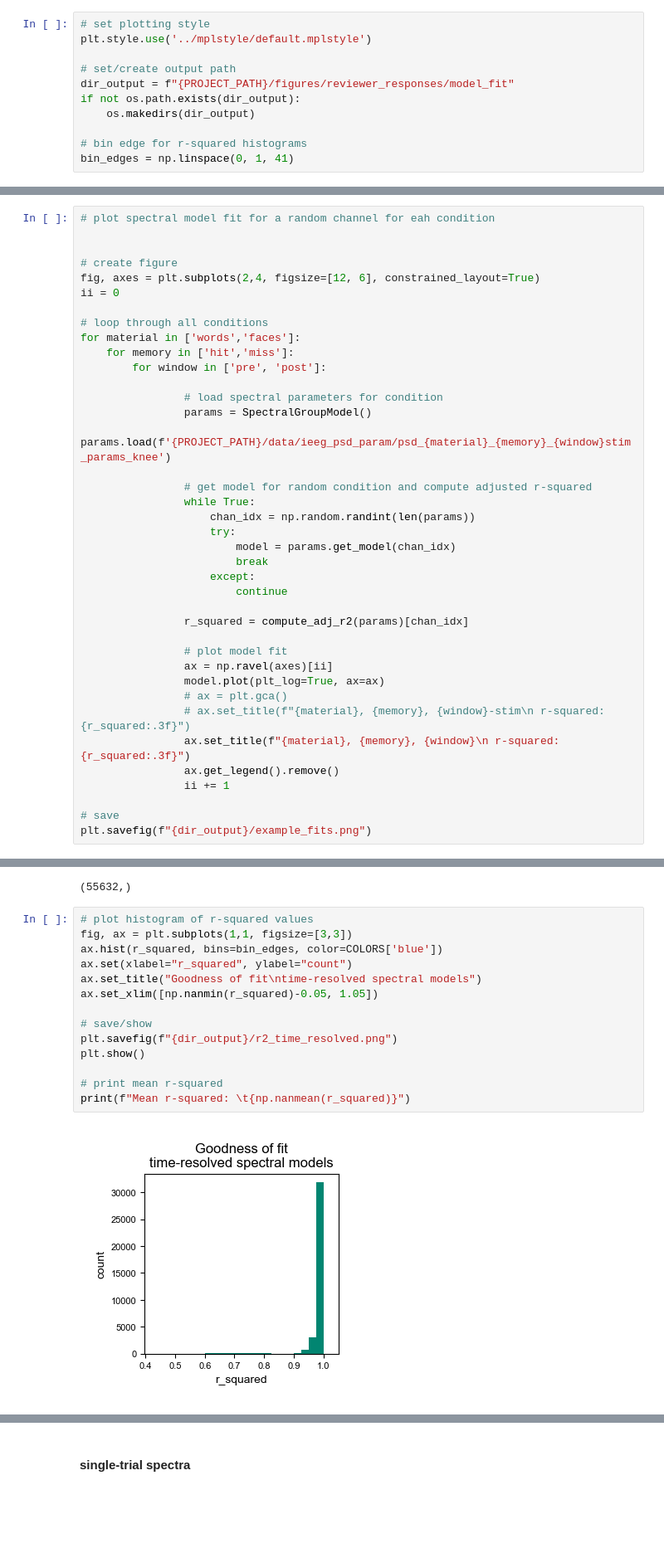
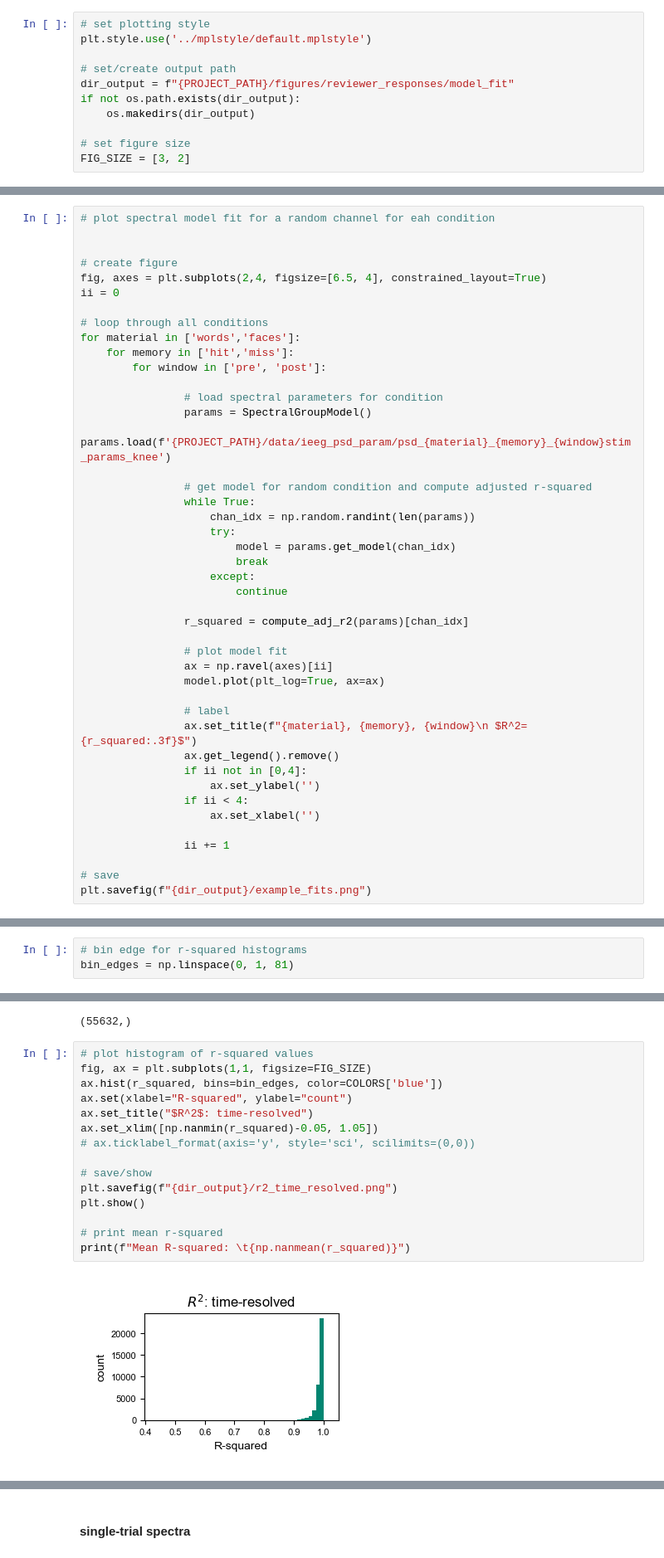
Before and after one commit to voytekresearch/oscillation_vs_exponent, a Jupyter notebook: notebooks/assess_model_fits.ipynb, the cells around one changed output, grey strips where cells are left out. Shown at 83% size. Cells and saved outputs as stored; diff of their text form; blank space fills up the shorter version.

```diff
--- a/notebooks/assess_model_fits.ipynb
+++ b/notebooks/assess_model_fits.ipynb
@@ -35,8 +35,8 @@ dir_output = f"{PROJECT_PATH}/figures/reviewer_responses/model_fit"
 if not os.path.exists(dir_output):
     os.makedirs(dir_output)
 
-# bin edge for r-squared histograms
-bin_edges = np.linspace(0, 1, 41)
+# set figure size
+FIG_SIZE = [3, 2]
 # %% [markdown]
 ## Main
 # %% [markdown]
@@ -88,7 +88,7 @@ Response: here we plot an example spectum with the fit superimposed for each exp
 
 
 # create figure
-fig, axes = plt.subplots(2,4, figsize=[12, 6], constrained_layout=True)
+fig, axes = plt.subplots(2,4, figsize=[6.5, 4], constrained_layout=True)
 ii = 0
 
 # loop through all conditions
@@ -114,10 +114,15 @@ for material in ['words','faces']:
                 # plot model fit
                 ax = np.ravel(axes)[ii]
                 model.plot(plt_log=True, ax=ax)
-                # ax = plt.gca()
-                # ax.set_title(f"{material}, {memory}, {window}-stim\n r-squared: {r_squared:.3f}")
-                ax.set_title(f"{material}, {memory}, {window}\n r-squared: {r_squared:.3f}")
+
+                # label
+                ax.set_title(f"{material}, {memory}, {window}\n $R^2={r_squared:.3f}$")
                 ax.get_legend().remove()
+                if ii not in [0,4]:
+                    ax.set_ylabel('')
+                if ii < 4:
+                    ax.set_xlabel('')
+
                 ii += 1
 
 # save
@@ -129,6 +134,9 @@ plt.savefig(f"{dir_output}/example_fits.png")
 distributions of fit r^2 statistics across electrodes, separately for baseline and encoding periods
 # %% [markdown]
 Response: The mean r-squared value across all spectra fit was 0.976. R-squared values were similar across all conditions.
+# %%
+# bin edge for r-squared histograms
+bin_edges = np.linspace(0, 1, 81)
 # %% [markdown]
 #### trial-average spectra
 # %%
@@ -283,17 +298,18 @@ print(r_squared.shape)
 (55632,)
 # %%
 # plot histogram of r-squared values
-fig, ax = plt.subplots(1,1, figsize=[3,3])
+fig, ax = plt.subplots(1,1, figsize=FIG_SIZE)
 ax.hist(r_squared, bins=bin_edges, color=COLORS['blue'])
-ax.set(xlabel="r_squared", ylabel="count")
-ax.set_title("Goodness of fit\ntime-resolved spectral models")
+ax.set(xlabel="R-squared", ylabel="count")
+ax.set_title("$R^2$: time-resolved")
 ax.set_xlim([np.nanmin(r_squared)-0.05, 1.05])
+# ax.ticklabel_format(axis='y', style='sci', scilimits=(0,0))
 
 # save/show
 plt.savefig(f"{dir_output}/r2_time_resolved.png")
 plt.show()
 
 # print mean r-squared
-print(f"Mean r-squared: \t{np.nanmean(r_squared)}")
+print(f"Mean R-squared: \t{np.nanmean(r_squared)}")
 # %% [output]
-[figure, old version]
+[figure, new version]
```
Also changed, not shown: parts of 11 cells of this notebook.
